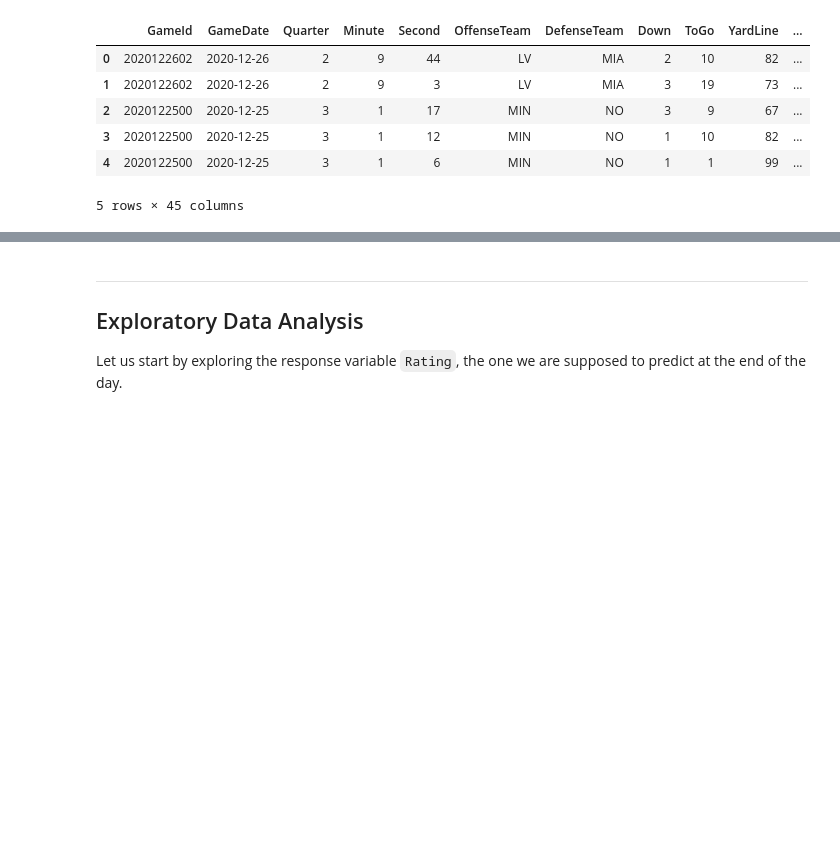
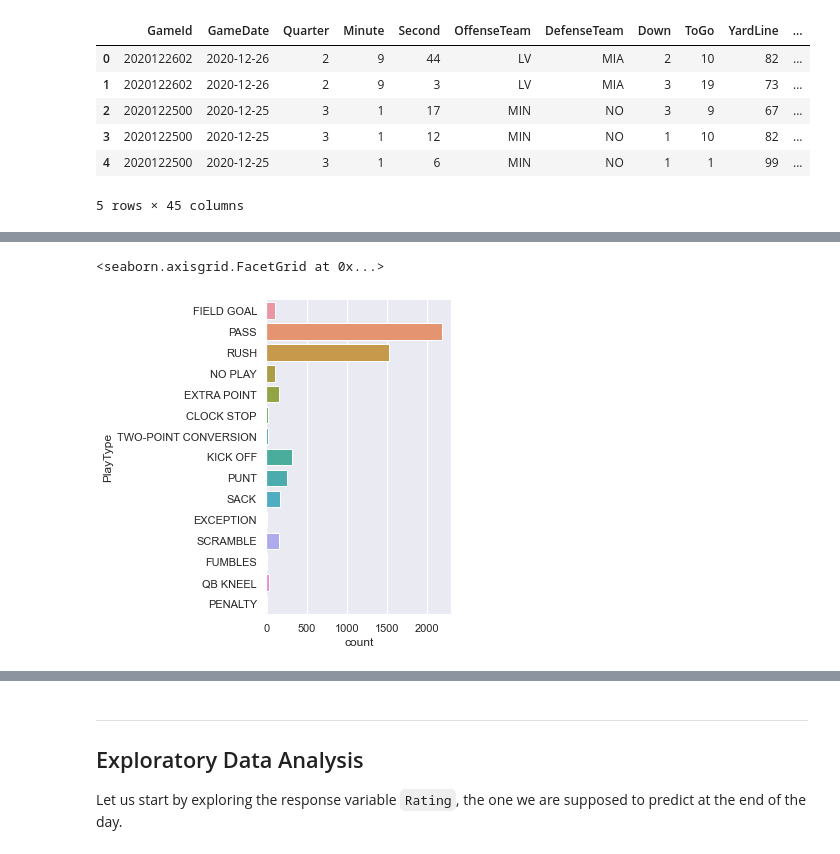
Before and after one commit to jlkz/NTU_SC1015_MiniProject, a Jupyter notebook: Walk-through Notebook.ipynb, the cells around one changed output, grey strips where cells are left out. Drawn from its saved outputs; the diff is of its cells as text; code cells hidden in the pictures; blank space fills up the shorter version.

Commit message:
Initial cleaning
Finished cleaning NaN columns and rows, cleaned irrelevant columns and rows

```diff
--- a/Walk-through Notebook.ipynb
+++ b/Walk-through Notebook.ipynb
@@ -68,0 +77,3 @@ Let's list down all our observations from the super-quick glance of the dataset,
+# %%
+nfl = pd.concat([yr2020_data, yr2021_data])
+nfl.head()
@@ -68,0 +116,4 @@ Let's list down all our observations from the super-quick glance of the dataset,
+# %%
+# Drop all rows with no data on the type of play done
+nfl.dropna(subset = ['PlayType'], inplace=True)
+nfl.info()
@@ -68,0 +138,4 @@ Let's list down all our observations from the super-quick glance of the dataset,
+# %%
+## Drop isIncomplete since isIncomplete is a subset of isPass and drop other Empty (Unnamed) columns
+nfl.drop(['IsIncomplete','Challenger', 'Unnamed: 10', 'Unnamed: 12', 'Unnamed: 16', 'Unnamed: 17'], axis=1, inplace=True)
+print(nfl.columns)
@@ -68,0 +153,4 @@ Let's list down all our observations from the super-quick glance of the dataset,
+# %%
+nfl_bal = nfl.copy()
+nfl_bal = nfl_bal.loc[(nfl_bal['OffenseTeam'] == 'BAL') | (nfl_bal['DefenseTeam'] == 'BAL')]
+nfl_bal.info()
@@ -68,0 +188,5 @@ Let's list down all our observations from the super-quick glance of the dataset,
+# %%
+sb.catplot(y = 'PlayType', data = nfl_bal, kind = "count")
+# %% [output]
+<seaborn.axisgrid.FacetGrid at 0x...>
+[figure, added]
```
Also changed, not shown: parts of 19 cells of this notebook.
